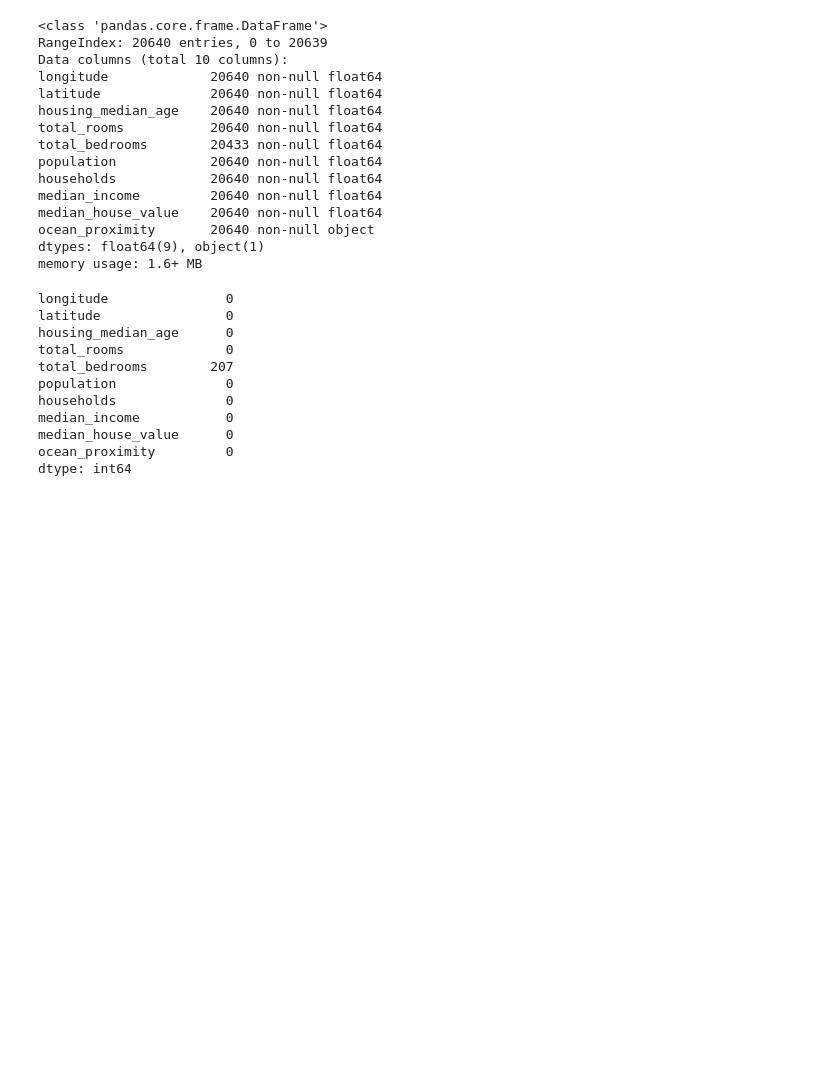
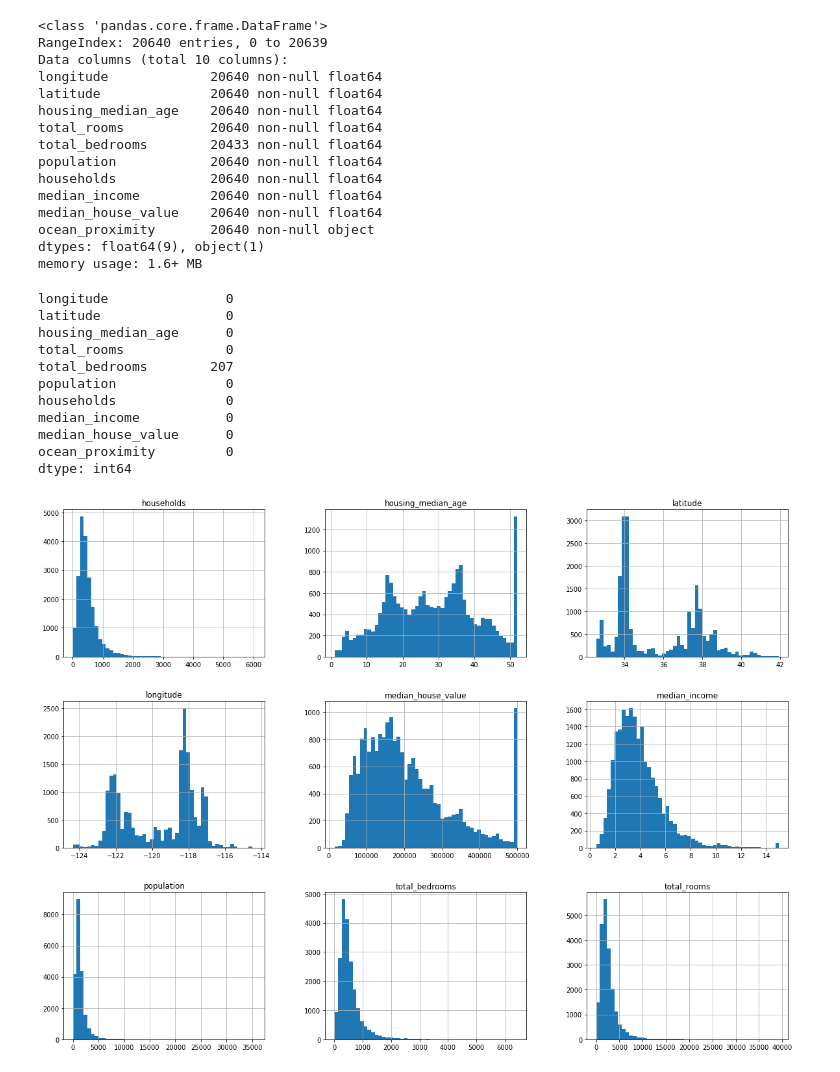
Before and after one commit to DannyKang/handson-ml, a Jupyter notebook: 02-hanson-from-the-scratch.ipynb, the cells around one changed output. Cells and saved outputs as stored; diff of their text form; code cells hidden in the pictures; blank space fills up the shorter version.

```diff
--- a/02-hanson-from-the-scratch.ipynb
+++ b/02-hanson-from-the-scratch.ipynb
@@ -99,3 +99,10 @@ median_income           0
 median_house_value      0
 ocean_proximity         0
 dtype: int64
+# %%
+%matplotlib inline
+import matplotlib.pyplot as plt
+housing.hist(bins=50, figsize=(20,15))
+plt.show()
+# %% [output]
+[figure, added]
```
Also changed, not shown: parts of 1 cell of this notebook, 2 other files.
